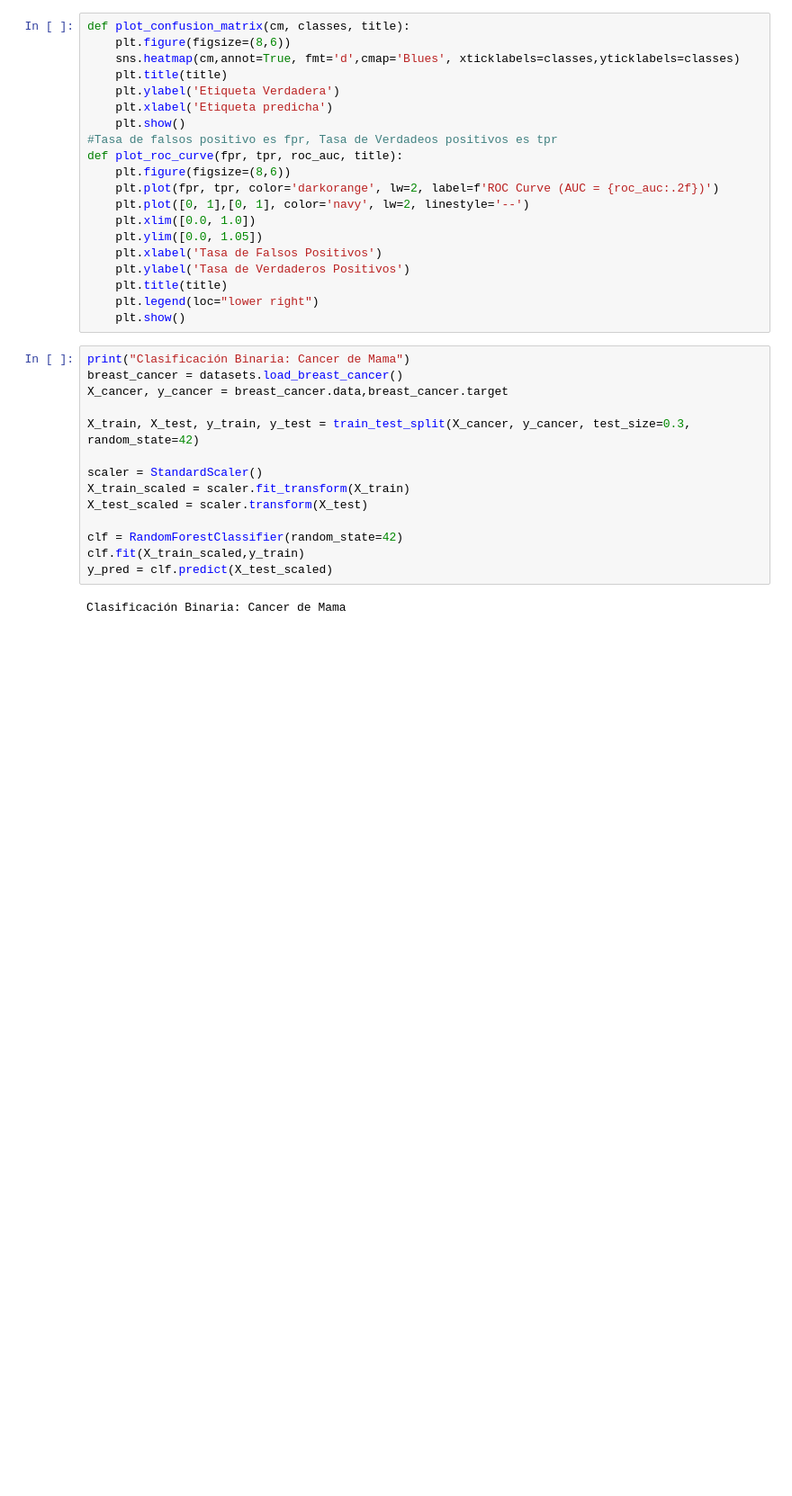
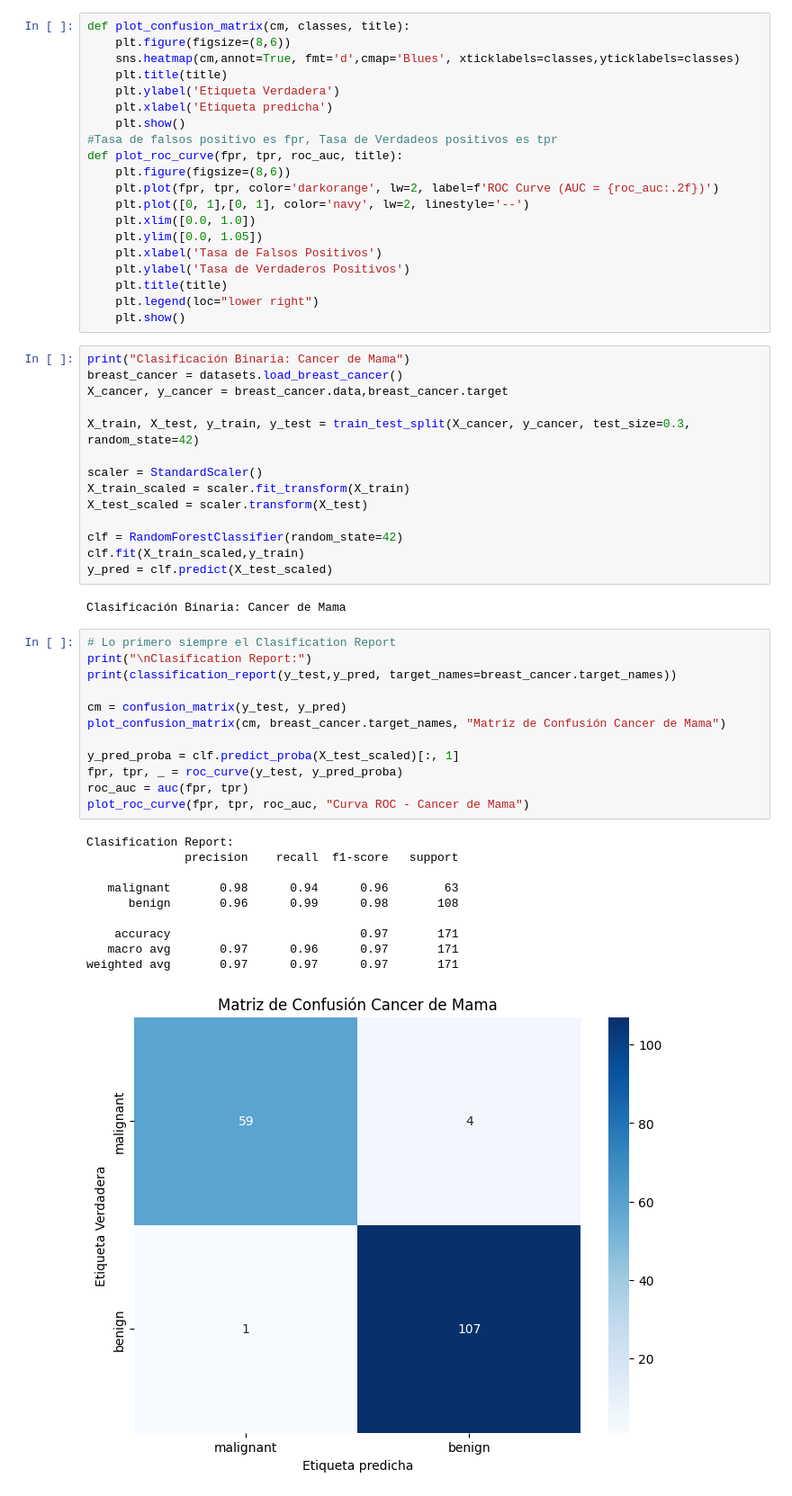
Before and after one commit to edgarRojasPy/Machine_Learning_DS02, a Jupyter notebook: notebooks/semana3/metricas_clasificacion.ipynb, the cells around one changed output. Shown at 90% size. Cells and saved outputs as stored; diff of their text form; blank space fills up the shorter version.

```diff
--- a/notebooks/semana3/metricas_clasificacion.ipynb
+++ b/notebooks/semana3/metricas_clasificacion.ipynb
@@ -45,3 +45,26 @@ clf.fit(X_train_scaled,y_train)
 y_pred = clf.predict(X_test_scaled)
 # %% [output]
 Clasificación Binaria: Cancer de Mama
+# %%
+# Lo primero siempre el Clasification Report
+print("\nClasification Report:")
+print(classification_report(y_test,y_pred, target_names=breast_cancer.target_names))
+
+cm = confusion_matrix(y_test, y_pred)
+plot_confusion_matrix(cm, breast_cancer.target_names, "Matriz de Confusión Cancer de Mama")
+
+y_pred_proba = clf.predict_proba(X_test_scaled)[:, 1]
+fpr, tpr, _ = roc_curve(y_test, y_pred_proba)
+roc_auc = auc(fpr, tpr)
+plot_roc_curve(fpr, tpr, roc_auc, "Curva ROC - Cancer de Mama")
+# %% [output]
+Clasification Report:
+              precision    recall  f1-score   support
+
+   malignant       0.98      0.94      0.96        63
+      benign       0.96      0.99      0.98       108
+
+    accuracy                           0.97       171
+   macro avg       0.97      0.96      0.97       171
+weighted avg       0.97      0.97      0.97       171
+[figure, added]
```
Also changed, not shown: parts of 3 cells of this notebook, 2 other files.
